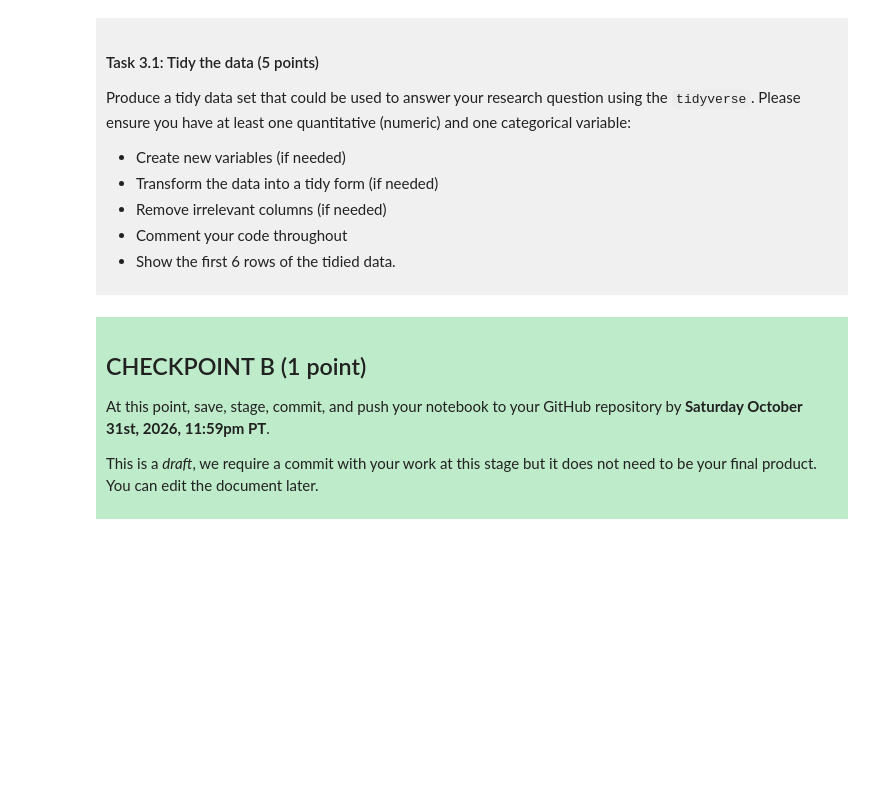
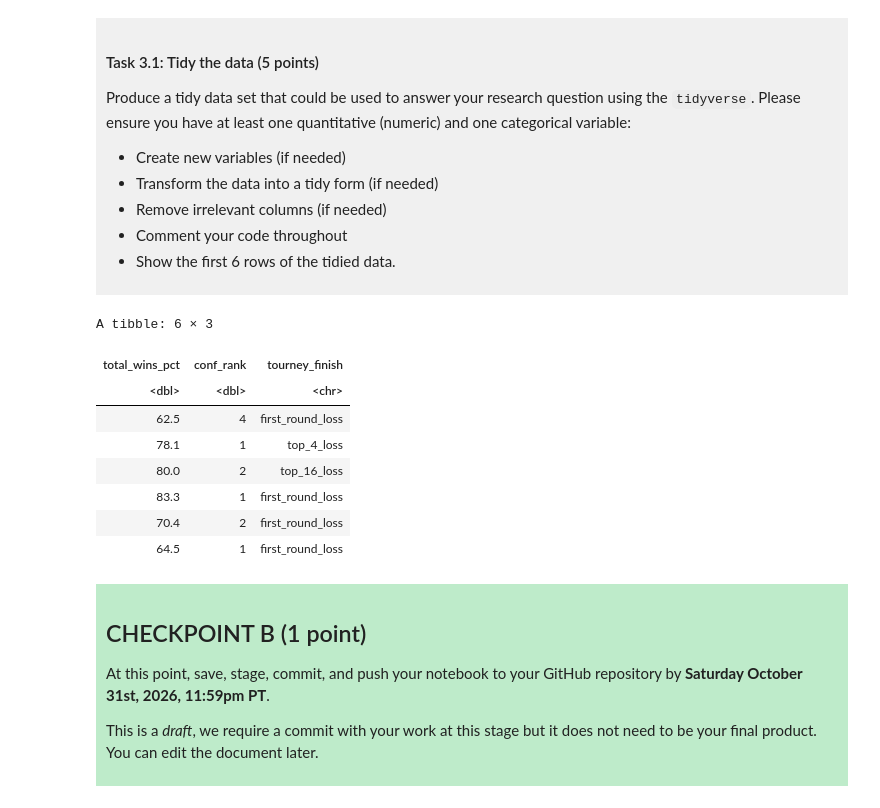
Before and after one commit to VancouverBoi/dsci-100-project-marek-cai, a Jupyter notebook: dsci-100-project-notebook.ipynb, the cells around one changed output. Saved outputs shown, nothing was run; the diff lists cells and outputs as text; code cells hidden in the pictures; blank space fills up the shorter version.

```diff
--- a/dsci-100-project-notebook.ipynb
+++ b/dsci-100-project-notebook.ipynb
@@ -190,6 +222,19 @@ Produce a tidy data set that could be used to answer your research question usin
 </div>
 # %%
 ### EDIT THIS CODE CELL ###
+#only looking at 3 variables: conference rank, tournament finish, total points. remove values with missing conference rank
+march_madness_data <- march_madness_data |> select(total_wins_pct, conf_rank, tourney_finish) |> filter(conf_rank != "NA")
+head(march_madness_data,6) #shows first 6 rows
+# %% [output]
+A tibble: 6 × 3
+| total_wins_pct | conf_rank | tourney_finish |
+| <dbl> | <dbl> | <chr> |
+| 62.5 | 4 | first_round_loss |
+| 78.1 | 1 | top_4_loss |
+| 80.0 | 2 | top_16_loss |
+| 83.3 | 1 | first_round_loss |
+| 70.4 | 2 | first_round_loss |
+| 64.5 | 1 | first_round_loss |
 # %% [markdown]
 <div style="background-color: #beebca; padding: 10px;">
 
```
Also changed, not shown: parts of 3 cells of this notebook.
